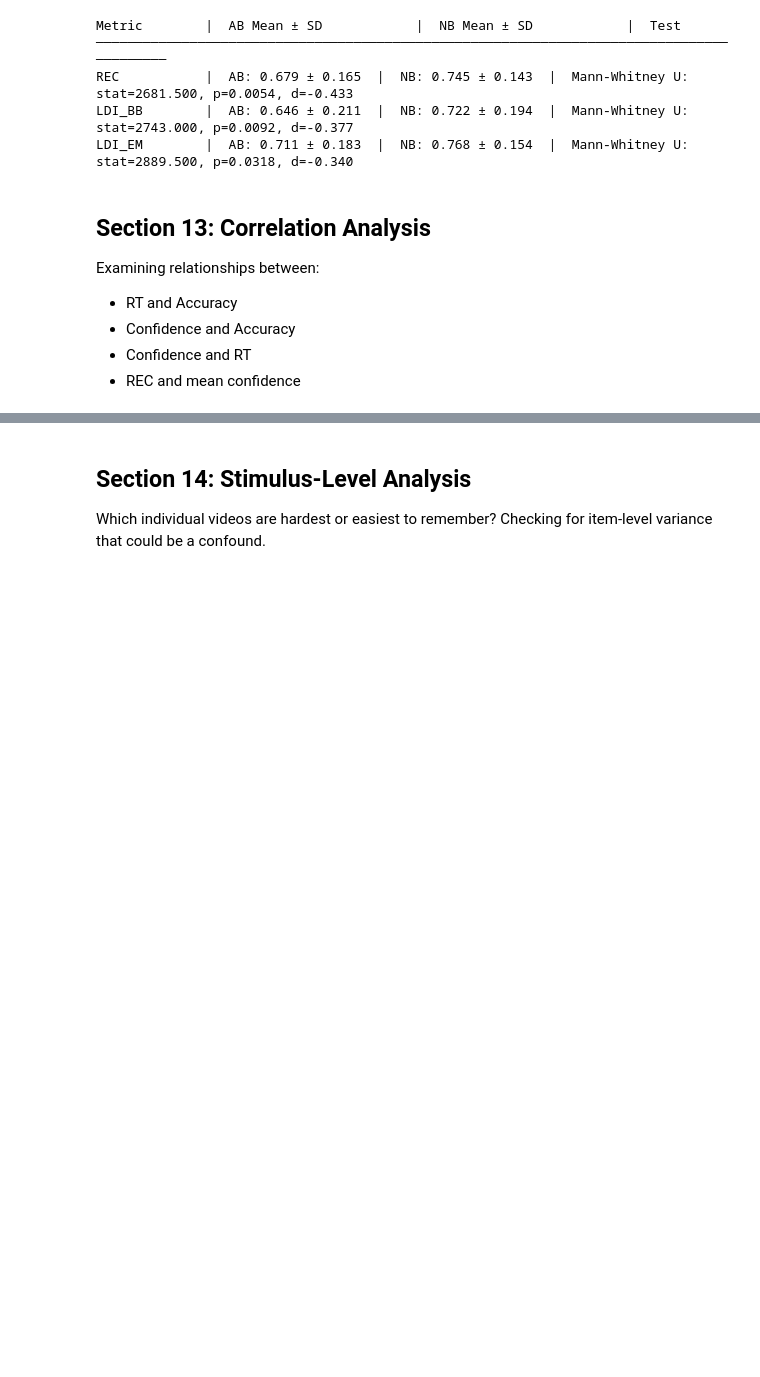
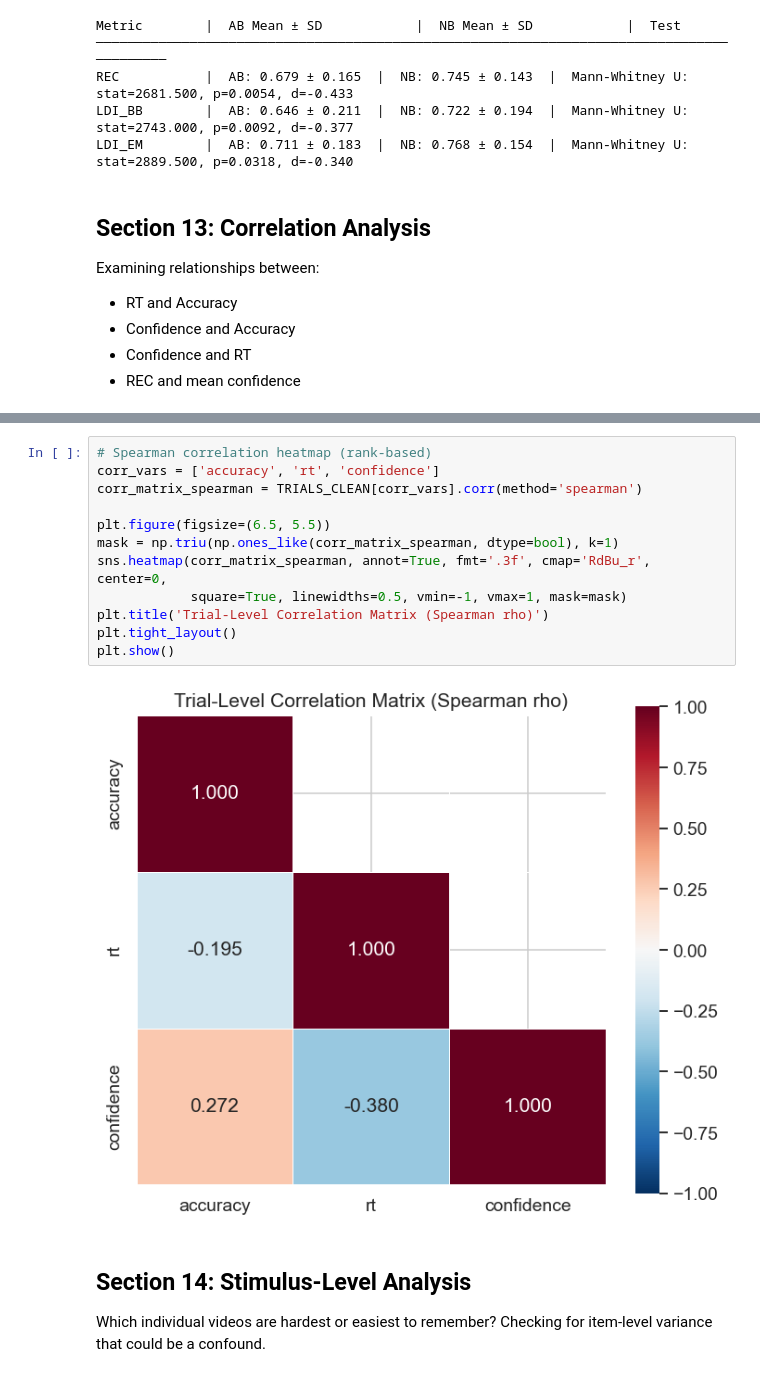
Before and after one commit to AlooKaLaddoo/Break-Fast_BRSM_Project, a Jupyter notebook: BRSM_EDA.ipynb, the cells around one changed output, grey strips where cells are left out. Cells and saved outputs as stored; diff of their text form; blank space fills up the shorter version.

```diff
--- a/BRSM_EDA.ipynb
+++ b/BRSM_EDA.ipynb
@@ -1559,3 +1591,17 @@ Trial-level Pearson correlations:
+# %%
+# Spearman correlation heatmap (rank-based)
+corr_vars = ['accuracy', 'rt', 'confidence']
+corr_matrix_spearman = TRIALS_CLEAN[corr_vars].corr(method='spearman')
+
+plt.figure(figsize=(6.5, 5.5))
+mask = np.triu(np.ones_like(corr_matrix_spearman, dtype=bool), k=1)
+sns.heatmap(corr_matrix_spearman, annot=True, fmt='.3f', cmap='RdBu_r', center=0,
+            square=True, linewidths=0.5, vmin=-1, vmax=1, mask=mask)
+plt.title('Trial-Level Correlation Matrix (Spearman rho)')
+plt.tight_layout()
+plt.show()
+# %% [output]
+[figure, added]
 # %% [markdown]
 ## Section 14: Stimulus-Level Analysis
 
```
Also changed, not shown: parts of 19 cells of this notebook.
